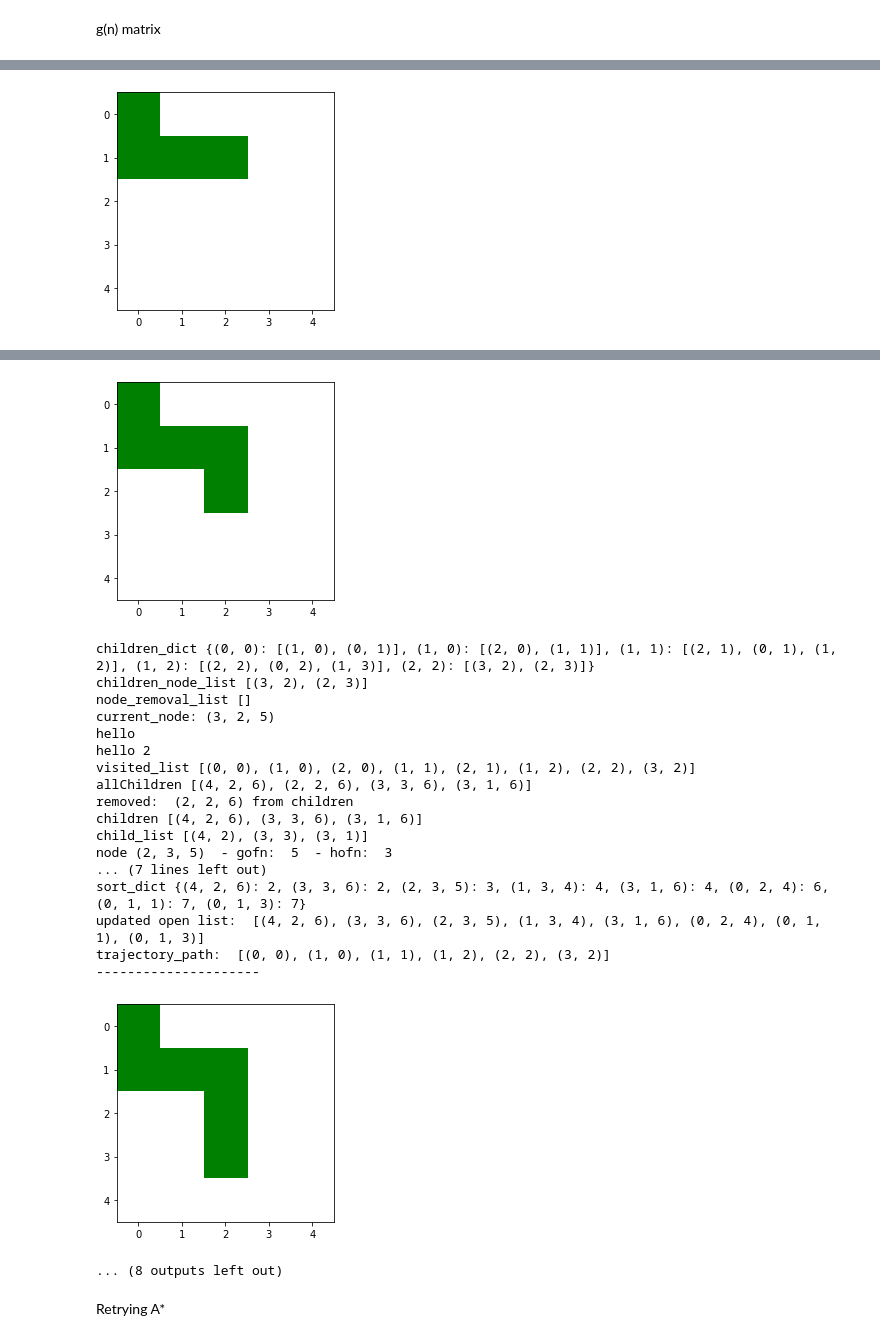
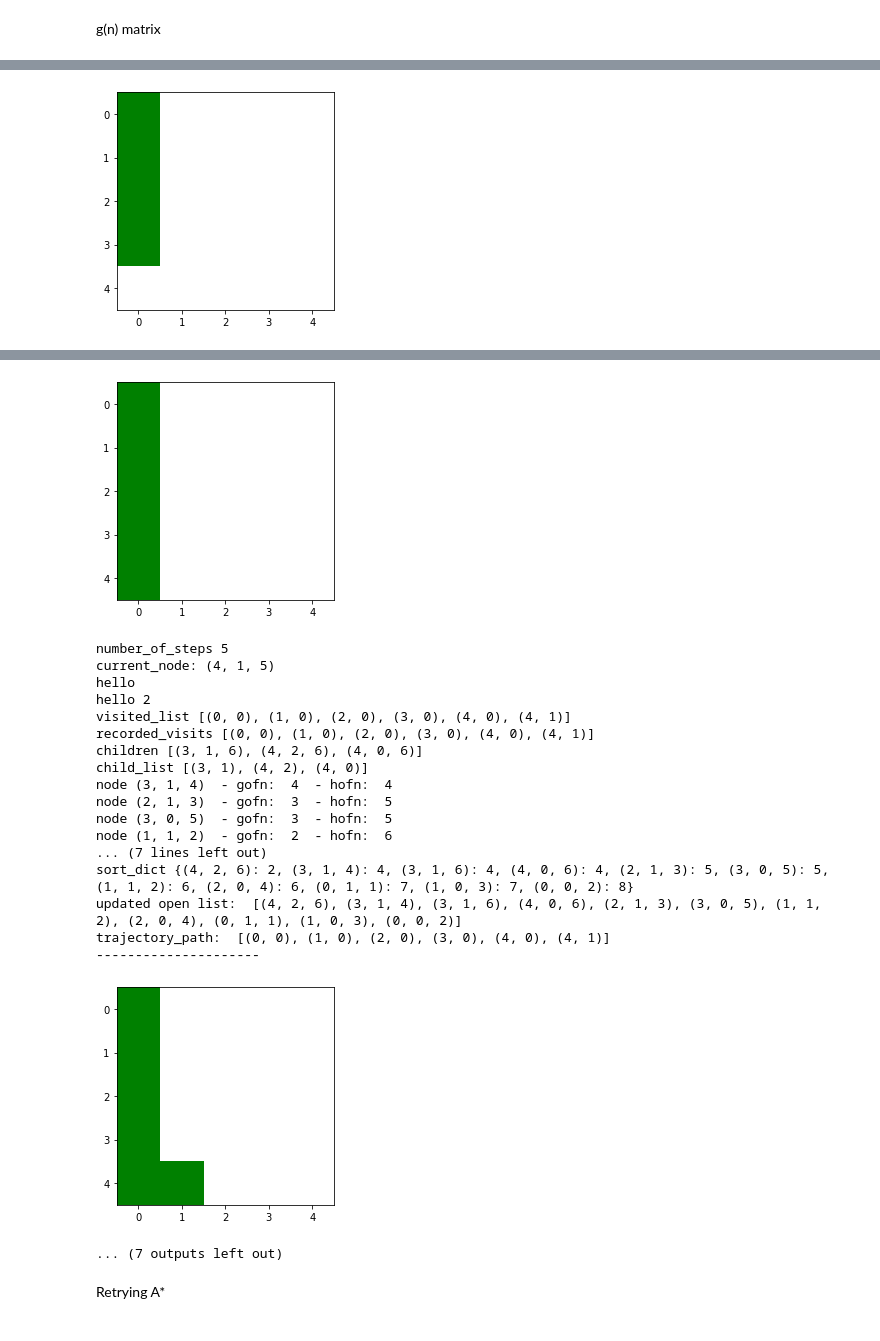
Before and after one commit to harish-udhayakumar/A-star, a Jupyter notebook: Repeated-A-star.ipynb, the cells around one changed output, grey strips where cells are left out. Cells and saved outputs as stored; diff of their text form; code cells hidden in the pictures.

```diff
--- a/Repeated-A-star.ipynb
+++ b/Repeated-A-star.ipynb
@@ -7,8 +7,6 @@ from matplotlib import colors
 import math
 
 n = 5
-matrix = []
-block_unblock_matrix = []
 # %%
 def euclidean_distance_calc(i, j, n):
     return math.sqrt(((n - i)**2 + (n - j)**2))
@@ -103,24 +105,34 @@ def get_gofn(gofn_matrix, row, col):
 def get_hofn(hofn_matrix, row, col):
     return hofn_matrix[row][col]
 # %%
-def get_children(matrix, x, y, n, gofn, visited_list):
+def get_children(matrix, agent_matrix, x, y, n, gofn, visited_list):
     allChildren = [(x+1,y,gofn+1),#down
                    (x-1,y,gofn+1),#up
                    (x,y+1,gofn+1),#right
                    (x,y-1,gofn+1)]#left
-    if x+1 > n-1:
+
+    if x+1 > n-1 or agent_matrix.item(x+1,y) == 1:
         allChildren.remove((x+1,y,gofn+1))
-    if x-1 < 0:
+    if x-1 < 0 or agent_matrix.item(x-1,y) == 1:
         allChildren.remove((x-1,y,gofn+1))
-    if y+1 > n-1:
+    if y+1 > n-1 or agent_matrix.item(x,y+1) == 1:
         allChildren.remove((x,y+1,gofn+1))
-    if y-1 < 0:
+    if y-1 < 0 or agent_matrix.item(x,y-1) == 1:
         allChildren.remove((x,y-1,gofn+1))
-    print("allChildren", allChildren)
-    for node in allChildren:
-        if node[:2] in visited_list:
-            allChildren.remove(node)
-            print("removed: ", node, "from children")
+
+#     if x+1 > n-1:
+#         allChildren.remove((x+1,y,gofn+1))
+#     if x-1 < 0:
+#         allChildren.remove((x-1,y,gofn+1))
+#     if y+1 > n-1:
+#         allChildren.remove((x,y+1,gofn+1))
+#     if y-1 < 0:
+#         allChildren.remove((x,y-1,gofn+1))
+#     print("allChildren", allChildren)
+#     for node in allChildren:
+#         if node[:2] in visited_list:
+#             allChildren.remove(node)
+#             print("removed: ", node, "from children")
 
 
     return allChildren
@@ -243,3 +269,5 @@ improvise to repeated a*
 # %%
-astar(block_unblock_matrix)
+number_of_steps = 0
+trajectory_path, goal_reached, number_of_steps = astar(block_unblock_matrix, agent_matrix, number_of_steps)
+# print("number_of_steps", number_of_steps)
 # %% [output]
@@ -319,2 +347,2 @@ trajectory_path:  [(0, 0), (1, 0), (1, 1), (1, 2)]
 ---------------------
-[figure, old version]
+[figure, new version]
@@ -337,23 +365,23 @@ trajectory_path:  [(0, 0), (1, 0), (1, 1), (1, 2), (2, 2)]
 ---------------------
-[figure, old version]
+[figure, new version]
-children_dict {(0, 0): [(1, 0), (0, 1)], (1, 0): [(2, 0), (1, 1)], (1, 1): [(2, 1), (0, 1), (1, 2)], (1, 2): [(2, 2), (0, 2), (1, 3)], (2, 2): [(3, 2), (2, 3)]}
-children_node_list [(3, 2), (2, 3)]
-node_removal_list []
-current_node: (3, 2, 5)
+number_of_steps 5
+current_node: (4, 1, 5)
 hello
 hello 2
-visited_list [(0, 0), (1, 0), (2, 0), (1, 1), (2, 1), (1, 2), (2, 2), (3, 2)]
-allChildren [(4, 2, 6), (2, 2, 6), (3, 3, 6), (3, 1, 6)]
-removed:  (2, 2, 6) from children
-children [(4, 2, 6), (3, 3, 6), (3, 1, 6)]
-child_list [(4, 2), (3, 3), (3, 1)]
-node (2, 3, 5)  - gofn:  5  - hofn:  3
+visited_list [(0, 0), (1, 0), (2, 0), (3, 0), (4, 0), (4, 1)]
+recorded_visits [(0, 0), (1, 0), (2, 0), (3, 0), (4, 0), (4, 1)]
+children [(3, 1, 6), (4, 2, 6), (4, 0, 6)]
+child_list [(3, 1), (4, 2), (4, 0)]
+node (3, 1, 4)  - gofn:  4  - hofn:  4
+node (2, 1, 3)  - gofn:  3  - hofn:  5
+node (3, 0, 5)  - gofn:  3  - hofn:  5
+node (1, 1, 2)  - gofn:  2  - hofn:  6
 ... (7 lines left out)
-sort_dict {(4, 2, 6): 2, (3, 3, 6): 2, (2, 3, 5): 3, (1, 3, 4): 4, (3, 1, 6): 4, (0, 2, 4): 6, (0, 1, 1): 7, (0, 1, 3): 7}
-updated open list:  [(4, 2, 6), (3, 3, 6), (2, 3, 5), (1, 3, 4), (3, 1, 6), (0, 2, 4), (0, 1, 1), (0, 1, 3)]
-trajectory_path:  [(0, 0), (1, 0), (1, 1), (1, 2), (2, 2), (3, 2)]
+sort_dict {(4, 2, 6): 2, (3, 1, 4): 4, (3, 1, 6): 4, (4, 0, 6): 4, (2, 1, 3): 5, (3, 0, 5): 5, (1, 1, 2): 6, (2, 0, 4): 6, (0, 1, 1): 7, (1, 0, 3): 7, (0, 0, 2): 8}
+updated open list:  [(4, 2, 6), (3, 1, 4), (3, 1, 6), (4, 0, 6), (2, 1, 3), (3, 0, 5), (1, 1, 2), (2, 0, 4), (0, 1, 1), (1, 0, 3), (0, 0, 2)]
+trajectory_path:  [(0, 0), (1, 0), (2, 0), (3, 0), (4, 0), (4, 1)]
 ---------------------
-[figure, old version]
+[figure, new version]
-... (8 outputs left out)
+... (7 outputs left out)
 # %% [markdown]
 Retrying A*
```
Also changed, not shown: parts of 9 cells of this notebook.
